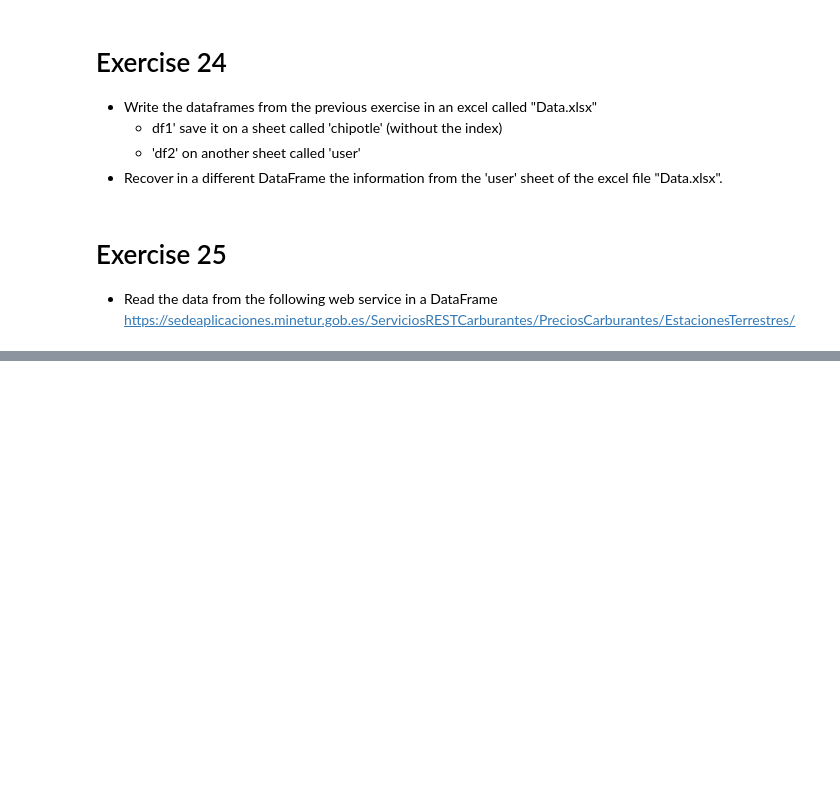
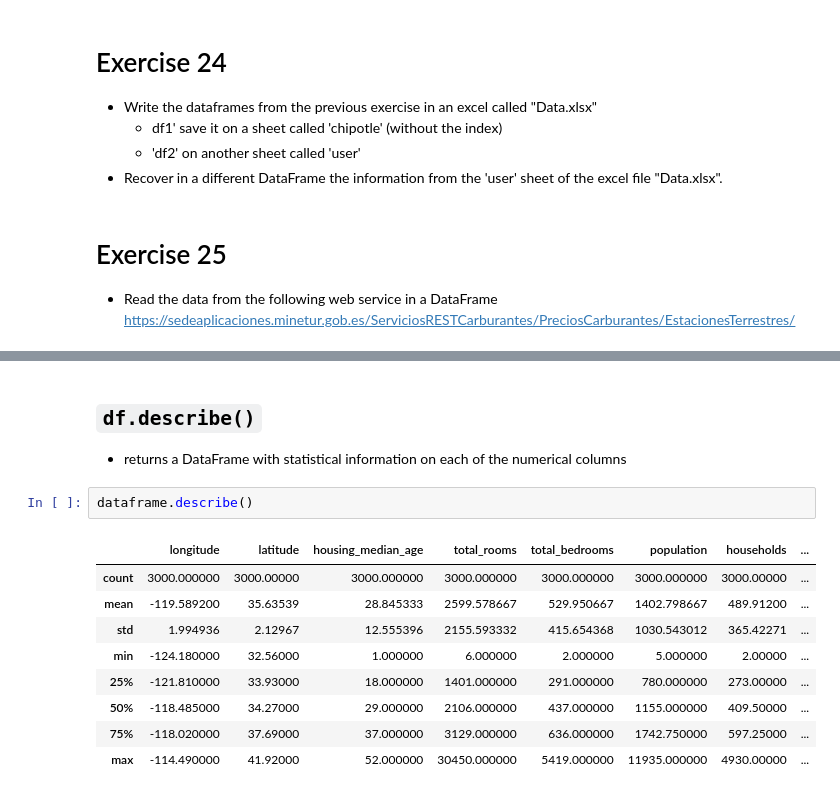
Before and after one commit to KayKozaronek/03_Courses, a Jupyter notebook: Reading_Writing_data.ipynb, the cells around one changed output, grey strips where cells are left out. Saved outputs shown, nothing was run; the diff lists cells and outputs as text; blank space fills up the shorter version.

```diff
--- a/Reading_Writing_data.ipynb
+++ b/Reading_Writing_data.ipynb
@@ -246,0 +369,15 @@ https://sedeaplicaciones.minetur.gob.es/ServiciosRESTCarburantes/PreciosCarburan
+# %% [markdown]
+## `df.describe()`
+- returns a DataFrame with statistical information on each of the numerical columns
+# %%
+dataframe.describe()
+# %% [output]
+|  | longitude | latitude | housing_median_age | total_rooms | total_bedrooms | population | households | ... |
+| count | 3000.000000 | 3000.00000 | 3000.000000 | 3000.000000 | 3000.000000 | 3000.000000 | 3000.00000 | ... |
+| mean | -119.589200 | 35.63539 | 28.845333 | 2599.578667 | 529.950667 | 1402.798667 | 489.91200 | ... |
+| std | 1.994936 | 2.12967 | 12.555396 | 2155.593332 | 415.654368 | 1030.543012 | 365.42271 | ... |
+| min | -124.180000 | 32.56000 | 1.000000 | 6.000000 | 2.000000 | 5.000000 | 2.00000 | ... |
+| 25% | -121.810000 | 33.93000 | 18.000000 | 1401.000000 | 291.000000 | 780.000000 | 273.00000 | ... |
+| 50% | -118.485000 | 34.27000 | 29.000000 | 2106.000000 | 437.000000 | 1155.000000 | 409.50000 | ... |
+| 75% | -118.020000 | 37.69000 | 37.000000 | 3129.000000 | 636.000000 | 1742.750000 | 597.25000 | ... |
+| max | -114.490000 | 41.92000 | 52.000000 | 30450.000000 | 5419.000000 | 11935.000000 | 4930.00000 | ... |
```
Also changed, not shown: parts of 67 cells of this notebook.
